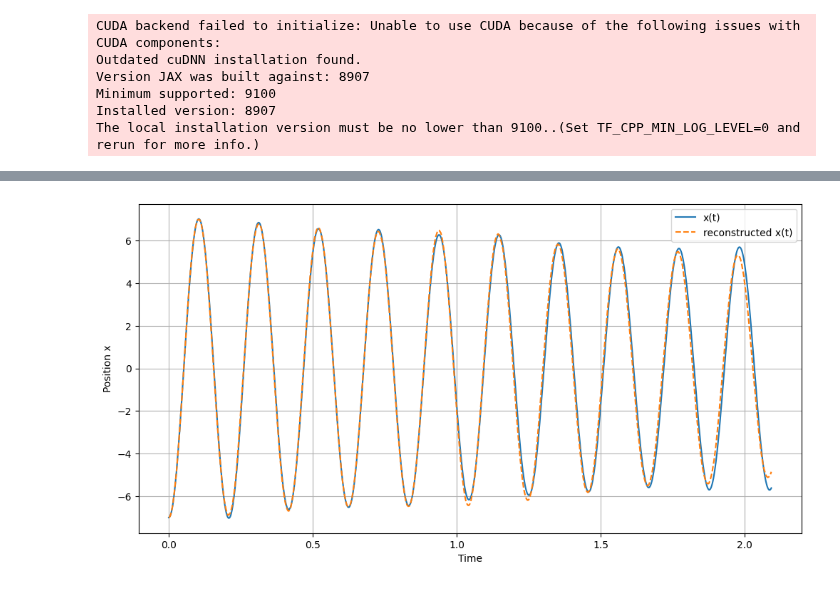
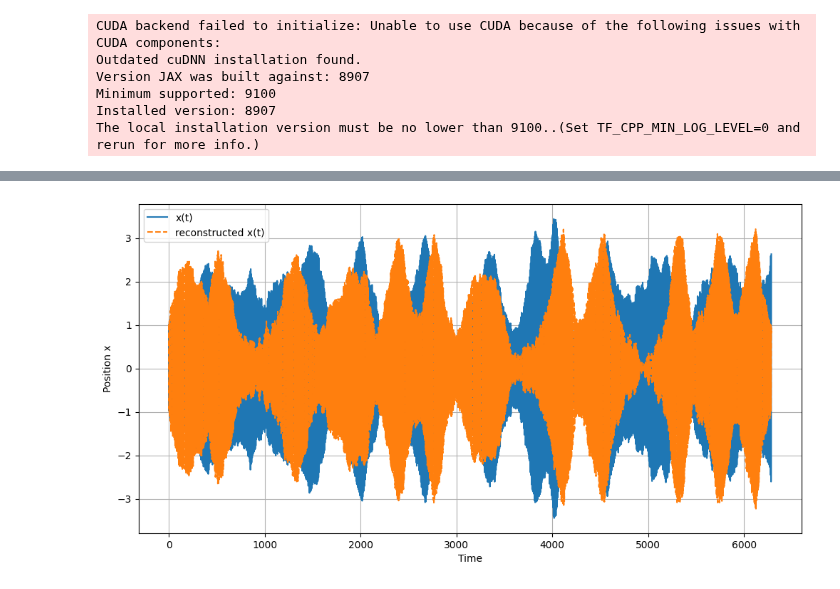
Before and after one commit to cyboesch/oscillator_dev, a Jupyter notebook: thermoai/notebooks/drirect_integration_NVS_nonlinear.ipynb, the cells around one changed output, grey strips where cells are left out. Saved outputs shown, nothing was run; the diff lists cells and outputs as text; code cells hidden in the pictures.

```diff
--- a/thermoai/notebooks/drirect_integration_NVS_nonlinear.ipynb
+++ b/thermoai/notebooks/drirect_integration_NVS_nonlinear.ipynb
@@ -89,7 +88,6 @@ def drift_x_fn(t, state, args):
     Drift function for the direct integration of x(t).
     y = [x, v]
     """
-    M, w_0, w_p, Qual, gamma, F_p = args
     x, v = state
     dxdt = v
     dvdt =  -w_0/Qual * v -  (w_0**2 -F_p/M * jnp.cos(w_p * t)) * x - gamma * x**3
@@ -112,8 +104,9 @@ brownian_motion = diffrax.VirtualBrownianTree(
 # %%
-
+w_shape = (2,)  # state is (x1, p1)
+brownian_motion = diffrax.VirtualBrownianTree(
+    t0, t1, 1.e-11, w_shape, jr.PRNGKey(0), diffrax.SpaceTimeLevyArea
+)
 terms_x = MultiTerm(ODETerm(drift_x_fn), ControlTerm(diffusion_x_fn, brownian_motion))
-# Define the time points for sampling
-
 saveat = diffrax.SaveAt(ts=ts_dim)
 
 
@@ -125,11 +118,11 @@ solution_x = diffrax.diffeqsolve(
     t1=t1,
     dt0=dt0,
     y0=y0_x,
-    args=args,
+    args=(),
     saveat=saveat,
     progress_meter=diffrax.TqdmProgressMeter(),
-    max_steps=100000000,
+    max_steps=1000000000,
     # stepsize_controller=PIDController(rtol=rtol, atol=atol),
 )
-sde_samples_x = solution_x.ys[:, :N]
+sde_samples_x = solution_x.ys
 # %%
@@ -147,18 +140,19 @@ plt.show()
 # %%
+# # Amplitude Equations SDEs for RWA
 def drift_QP_fn(t, state, args):
     """
-    Drift function for the amplitude equations.
+    Drift function
     """
-    _, w_0, _, Qual, _, _ = args
     Q, P = state
 
-    H = lambda _Q, _P: Hamiltonian(t,_Q, _P, args)
+    H = lambda _Q, _P: Hamiltonian(t,_Q, _P)
 
     dQdt =  jax.grad(H, 1)(Q, P) - w_0/(2*Qual)*Q
     dPdt = -jax.grad(H, 0)(Q, P) - w_0/(2*Qual)*P
 
     # Drift terms
     return jnp.array([dQdt, dPdt])
+
 
 
 def diffusion_QP_fn(t, state, args):
@@ -169,12 +163,9 @@ def diffusion_QP_fn(t, state, args):
     noise_strength_QP =  jnp.sqrt(2*GAMMA*k_B * T/(M*w_0**2))
     return noise_strength_QP * jnp.eye(2)
 # %%
-
-
-N = 2  # (Q, P)
-w_shape = (N,)  # state is (Q, P)
+w_shape = (2,)  # state is (Q, P)
 brownian_motion_QP = diffrax.VirtualBrownianTree(
-    t0, t1, 0.0005, w_shape, jr.PRNGKey(0), diffrax.SpaceTimeLevyArea
+    t0, t1, 1.e-11, w_shape, jr.PRNGKey(0), diffrax.SpaceTimeLevyArea
 )
 
 y0_QP = jnp.array([x0, 0.0])
@@ -190,13 +181,13 @@ solution_QP = diffrax.diffeqsolve(
     t1=t1,
     dt0=dt0,
     y0=y0_QP,
-    args=args,
+    args=(),
     saveat=saveat,
     progress_meter=diffrax.TqdmProgressMeter(),
-    max_steps=10000000,
+    max_steps=10000000000,
     # stepsize_controller=diffrax.PIDController(rtol=rtol, atol=atol),
 )
-sde_samples_QP = solution_QP.ys[:, :N]
+sde_samples_QP = solution_QP.ys
 # %%
 plt.figure(figsize=(12, 6))
 plt.plot(ts_dim, sde_samples_QP[:, 0], label='Q(t)')
@@ -212,26 +203,26 @@ plt.show()
 # %%
 def reconstruct_x(t, Q, P):
     """
     Reconstruct x(t) from Q(t) and P(t).
     """
     return Q * jnp.cos(w_0 * t) + P * jnp.sin(w_0 * t)
 
 id_start = 0
-id_end = 1000
+id_end = -1
 
 
 x_direct = sde_samples_x[id_start:id_end, 0]
 x_reconstructed = reconstruct_x(ts_dim[id_start:id_end], sde_samples_QP[id_start:id_end, 0], sde_samples_QP[id_start:id_end  , 1])
 
 plt.figure(figsize=(12, 6))
 plt.plot(ts_dim[id_start:id_end],x_direct, label='x(t)')
 plt.plot(ts_dim[id_start:id_end],x_reconstructed, '--', label='reconstructed x(t)')
 
 plt.xlabel('Time')
 plt.ylabel('Position x')
 # plt.title(f'Reconstructed x(t) from Q(t) and P(t) - L2 Loss: {l2_diff:.6f}')
 plt.grid(True)
 plt.legend()
 plt.show()
 # %% [output]
-[figure, old version]
+[figure, new version]
```
Also changed, not shown: parts of 11 cells of this notebook.
